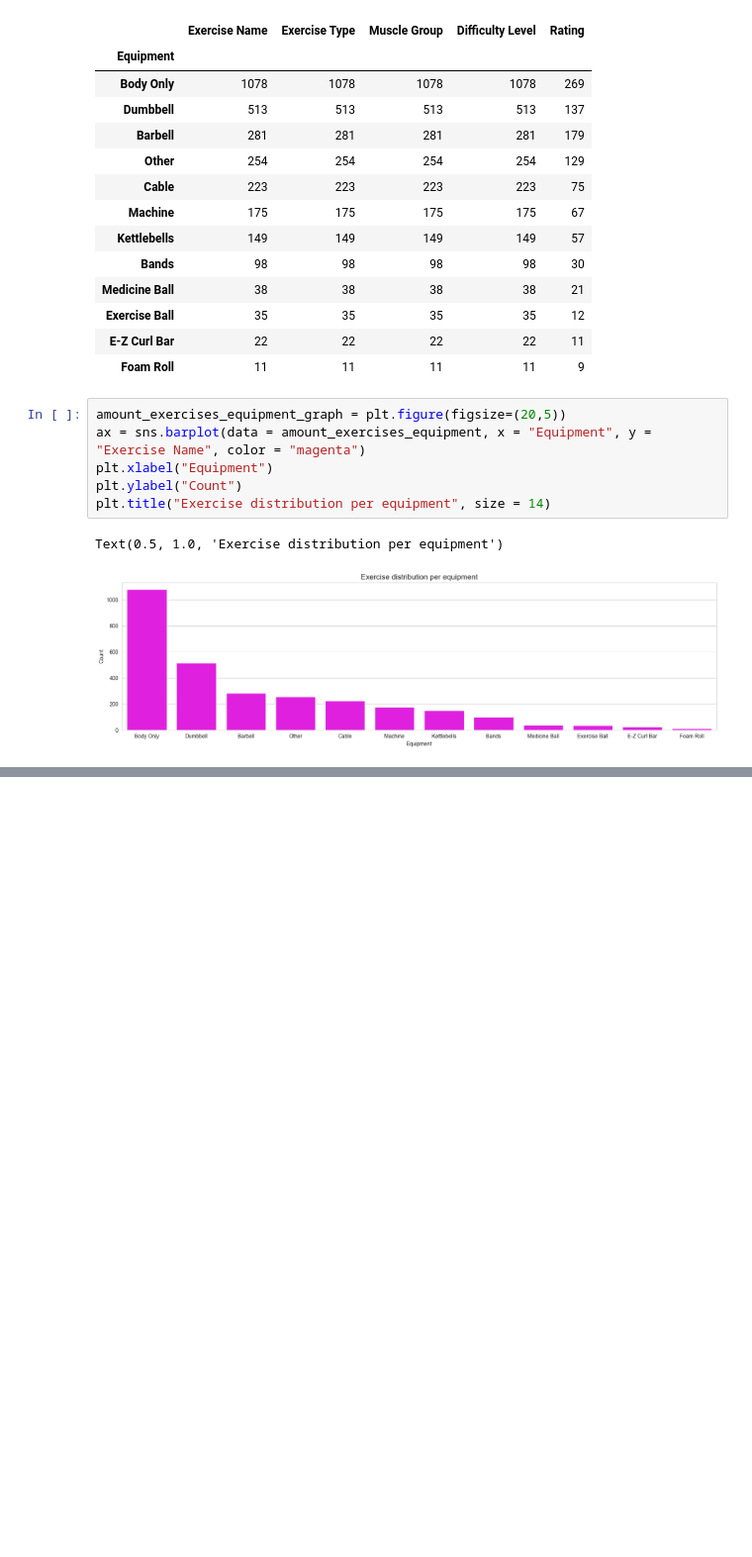
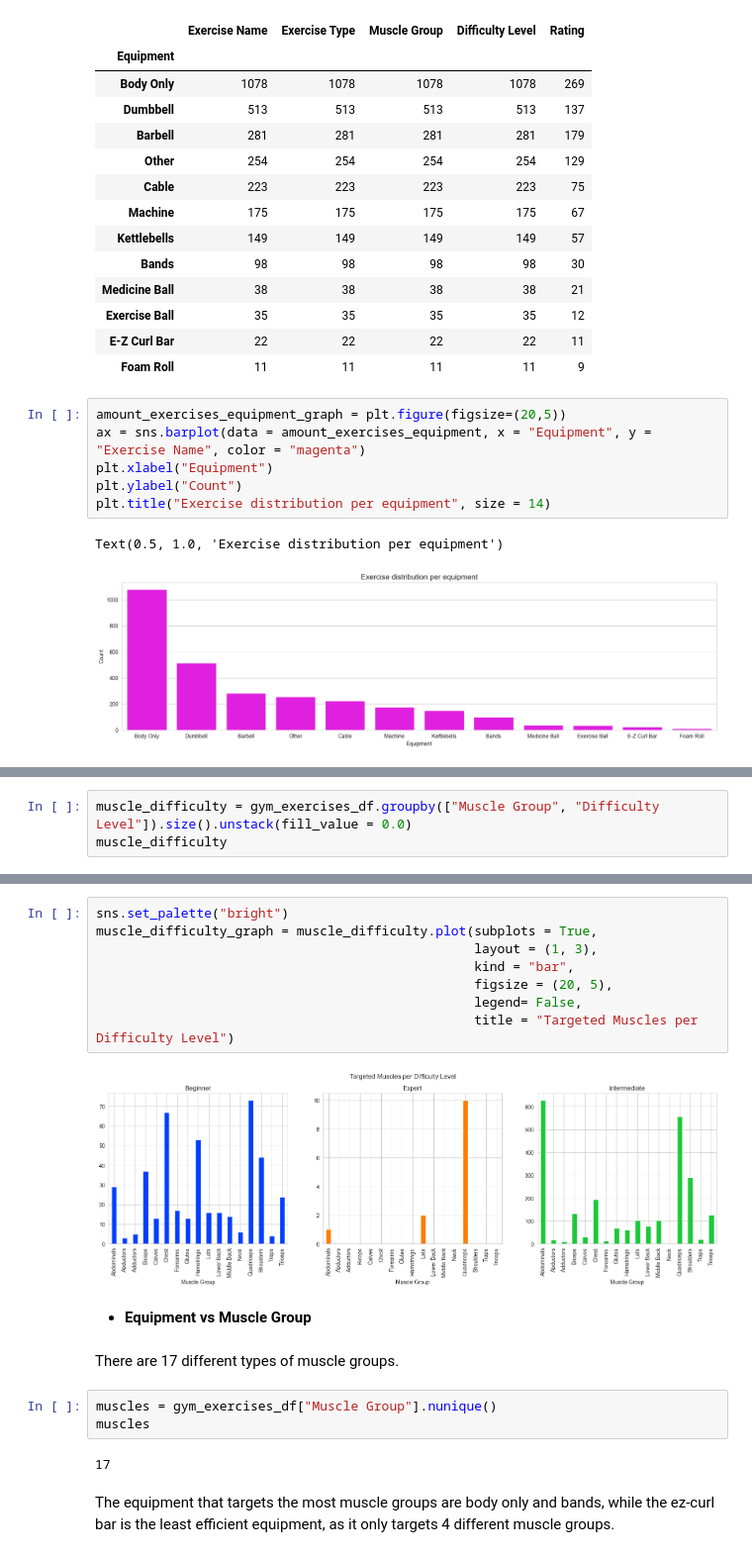
Before and after one commit to herrerovir/Gym-exercises-exploratory-data-analysis, a Jupyter notebook: EDA-gym-exercises.ipynb, the cells around one changed output, grey strips where cells are left out. Shown: that part at 99% size. Cells and saved outputs as stored; diff of their text form; blank space fills up the shorter version.

```diff
--- a/EDA-gym-exercises.ipynb
+++ b/EDA-gym-exercises.ipynb
@@ -337,0 +349,3 @@ Text(0.5, 1.0, 'Exercise distribution per equipment')
+# %%
+muscle_difficulty = gym_exercises_df.groupby(["Muscle Group", "Difficulty Level"]).size().unstack(fill_value = 0.0)
+muscle_difficulty
@@ -337,0 +372,21 @@ Text(0.5, 1.0, 'Exercise distribution per equipment')
+# %%
+sns.set_palette("bright")
+muscle_difficulty_graph = muscle_difficulty.plot(subplots = True,
+                                                 layout = (1, 3),
+                                                 kind = "bar",
+                                                 figsize = (20, 5),
+                                                 legend= False,
+                                                 title = "Targeted Muscles per Difficulty Level")
+# %% [output]
+[figure, added]
+# %% [markdown]
+* **Equipment vs Muscle Group**
+# %% [markdown]
+There are 17 different types of muscle groups.
+# %%
+muscles = gym_exercises_df["Muscle Group"].nunique()
+muscles
+# %% [output]
+17
+# %% [markdown]
+The equipment that targets the most muscle groups are body only and bands, while the ez-curl bar is the least efficient equipment, as it only targets 4 different muscle groups.
```
Also changed, not shown: parts of 30 cells of this notebook.
